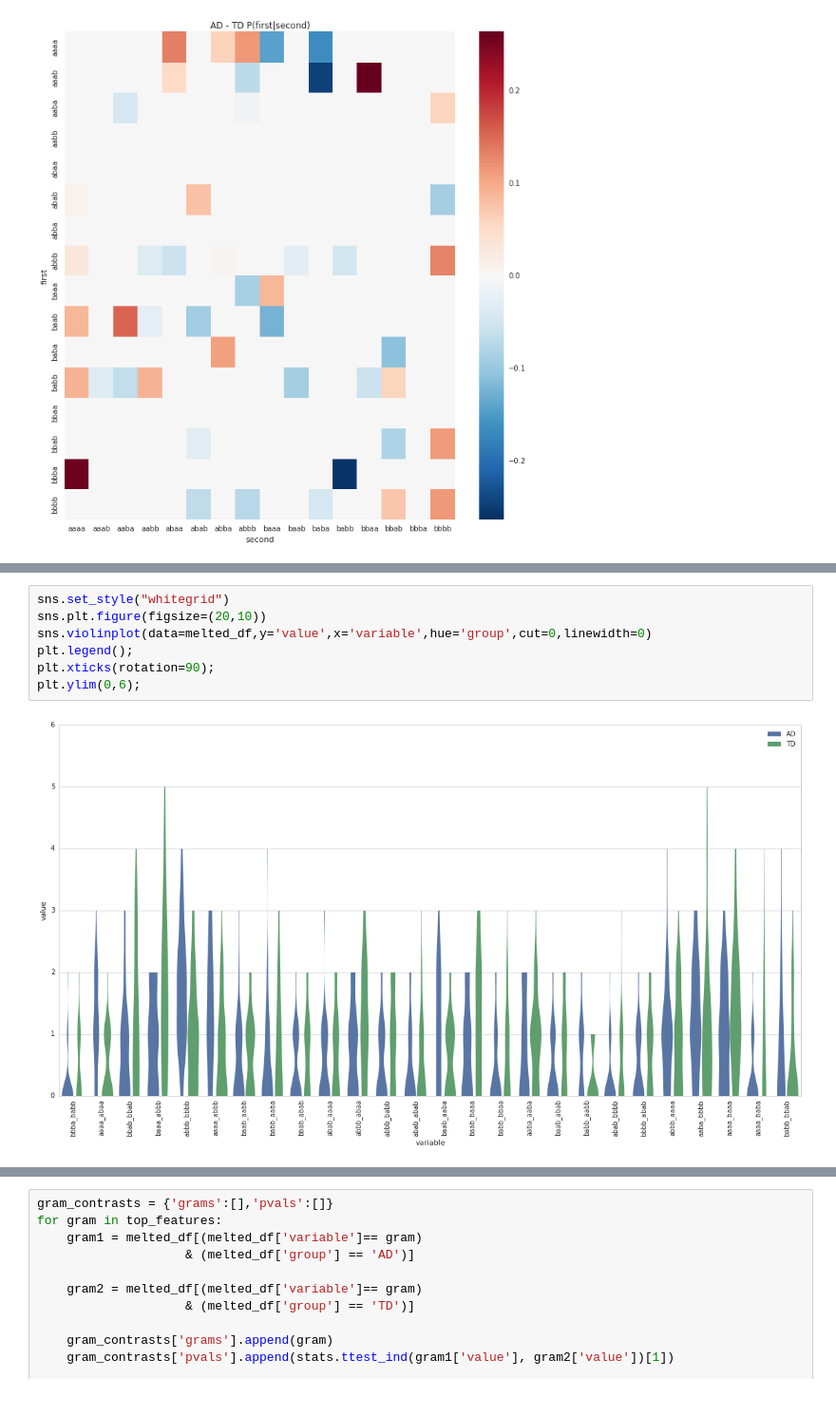
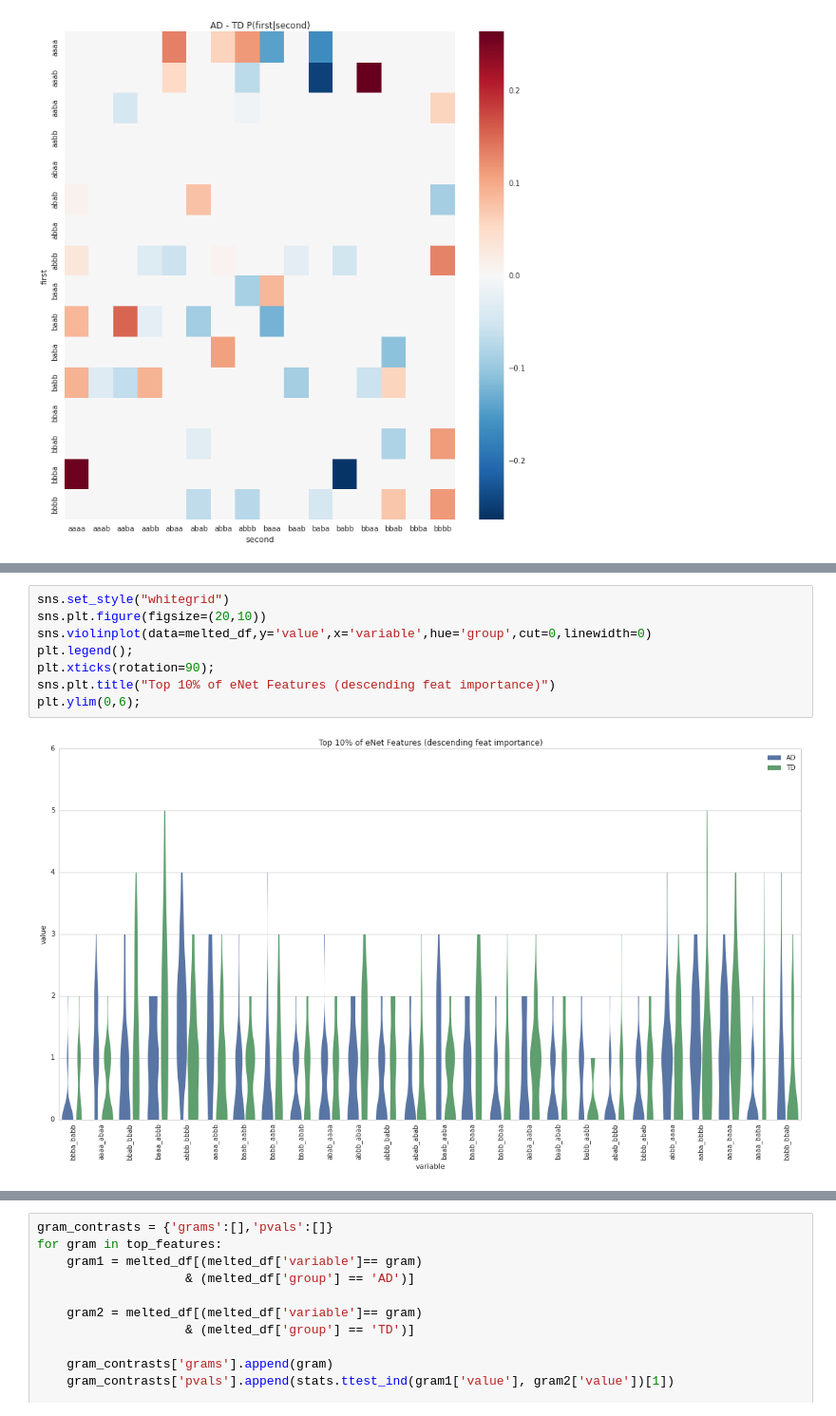
Before and after one commit to boomsbloom/media-nlp, a Jupyter notebook: feature_analysis.ipynb, the cells around one changed output, grey strips where cells are left out. Shown at 95% size. Drawn from its saved outputs; the diff is of its cells as text.

```diff
--- a/feature_analysis.ipynb
+++ b/feature_analysis.ipynb
@@ -61,12 +60,13 @@ plt.legend();
 # %%
 sns.set_style("whitegrid")
 sns.plt.figure(figsize=(20,10))
 sns.violinplot(data=melted_df,y='value',x='variable',hue='group',cut=0,linewidth=0)
 plt.legend();
 plt.xticks(rotation=90);
+sns.plt.title("Top 10% of eNet Features (descending feat importance)")
 plt.ylim(0,6);
 # %% [output]
-[figure, old version]
+[figure, new version]
 # %%
 sns.set_style("whitegrid")
 sns.plt.figure(figsize=(20,10))
```
Also changed, not shown: parts of 3 cells of this notebook, 1 other file.
